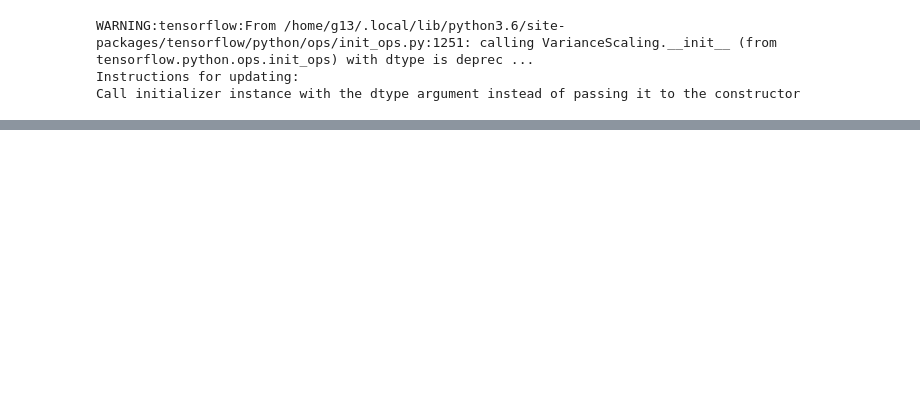
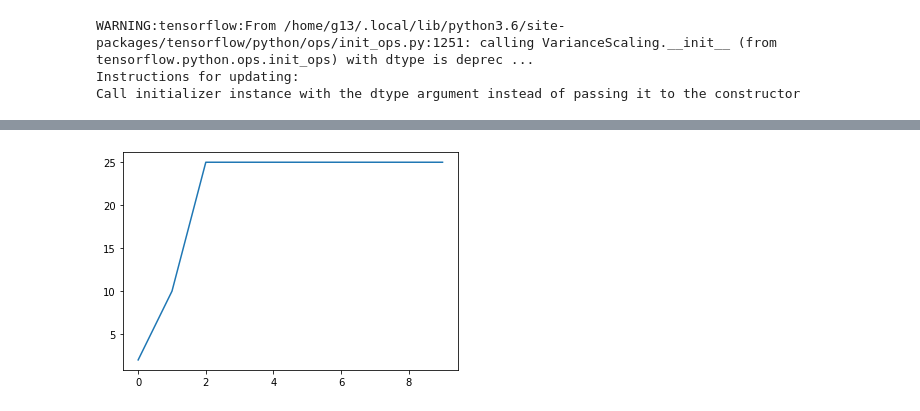
Before and after one commit to Thomas92330/Project_ESME_2020_2021, a Jupyter notebook: Compare/Compare.ipynb, the cells around one changed output, grey strips where cells are left out. Drawn from its saved outputs; the diff is of its cells as text; code cells hidden in the pictures; blank space fills up the shorter version.

```diff
--- a/Compare/Compare.ipynb
+++ b/Compare/Compare.ipynb
@@ -522,0 +500,20 @@ for link in solve_var:
+# %%
+def get_action_SARL(current_node,solve_var):
+    inputs = get_state(solve_var)
+
+    expirience_replay[cpt] = get_state(solve_var)
+
+    sub_list = get_possible_actions(current_node)
+    #print("Possible actions from {} are {} ".format(current_node,sub_list))
+    if np.random.rand() <= get_epsilon(): #Epsilon
+        return random.choice(sub_list)[1]
+    else :
+        return get_model_SARL_action(current_node,inputs)
+# %%
+def get_list_of_values(current_node):
+    value = np.zeros(shape = (25))
+    value -= 10
+    for i,j in g.edges:
+        if i == current_node:
+            value[j] = 0
+    return value
@@ -522,0 +580,64 @@ for link in solve_var:
+# %%
+list_source_target = [(0,1),(3,4),(7,12),(0,24),(4,17)]
+for iii in list_source_target:
+    source = iii[0]
+    target = iii[1]
+    if source != target :
+        iter_ = 10
+        iter_actuel = 0
+        current_iter = 0
+        var_dict = {}
+        max_move = 25
+        cpt = 0
+        bdw = 20
+
+        expirience_replay_used = {}
+        expirience_replay = {}
+
+        summ = 0
+        for ii in range(iter_):
+            iter_actuel = ii + 1
+            current_node = source
+            path = ""
+            cpt = 0
+            solve_var = []
+            j = source
+
+            Used_df = pd.DataFrame(np.zeros((1,1)))
+            for link in g.edges:
+                s_link = get_tuple_to_name(link)
+                Used_df[s_link] = g.edges[link]['used']
+
+            flag_finished = False
+            while flag_finished != True and cpt < max_move:
+                j = get_action_SARL(current_node,solve_var)
+                i = current_node
+                #print("current node : {}".format(i))
+                #print("action taken : {}".format(j))
+                if ((i,j) in get_possible_actions(i)):
+                    #print("action taken")
+                    #Used_df = new_iter_used(Used_df,j,bdw)
+                    path += "{}_".format(str((i,j)))
+                    solve_var.append((i,j))
+                    var_dict[i,j] = 1
+                    cpt = cpt + 1
+                    #print(Used_df.head())
+                    if g.edges[i,j]['capacity'] > Used_df.iloc[-1,Used_df.columns.get_loc(get_tuple_to_name((i,j)))] + bdw:
+                        #print("fail")
+                        Used_df = new_iter_used(Used_df,j,bdw)
+                        current_node = j
+                        if j == target:
+                            flag_finished = True
+                    else:
+                        Used_df = new_iter_used(Used_df,j,0)
+            path_ = path[:-1]
+            solve_var = get_path_as_list_tuples(path_)
+
+            ## Draw chosen path red ##
+            #draw_path(solve_var)
+            dict_res[ii]['nodes'] = len(solve_var)
+            #print(solve_var)
+            SARL_give_final_reward(solve_var,len(solve_var),expirience_replay)
+    plot_graph('nodes')
+# %% [output]
+[figure, added]
```
Also changed, not shown: parts of 37 cells of this notebook.
